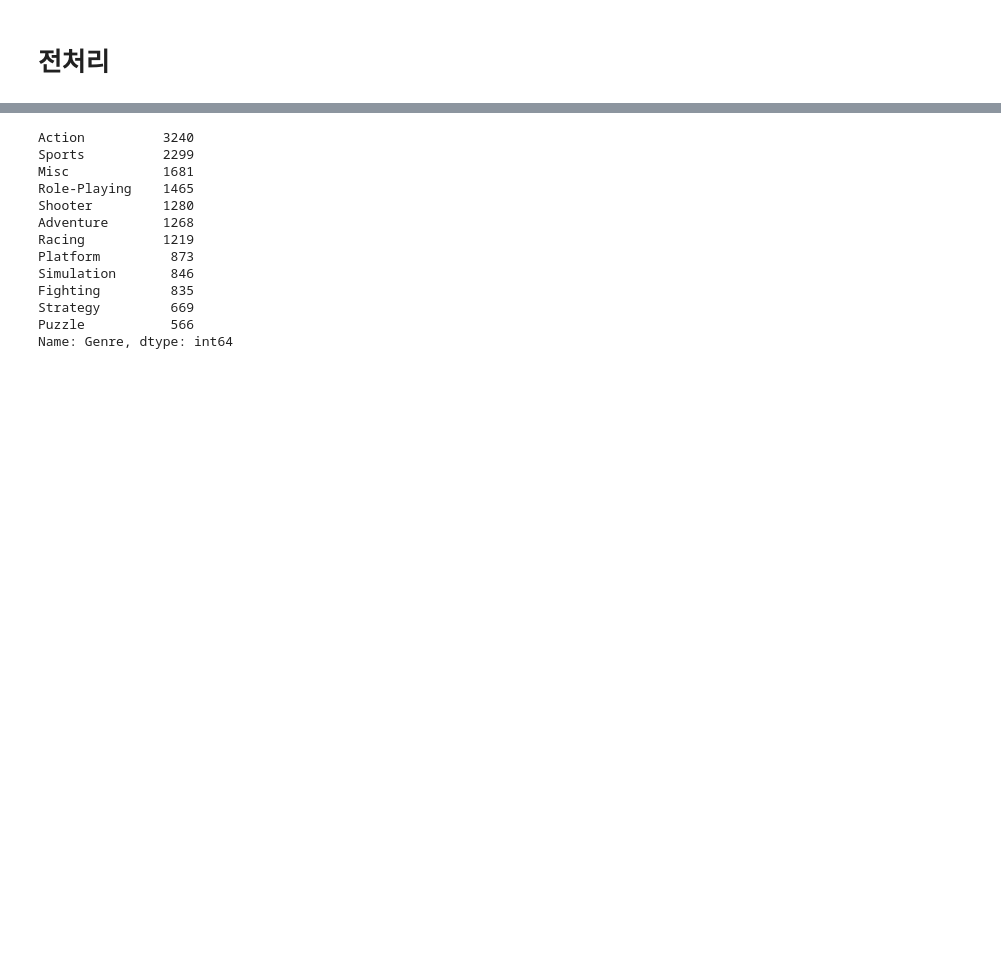
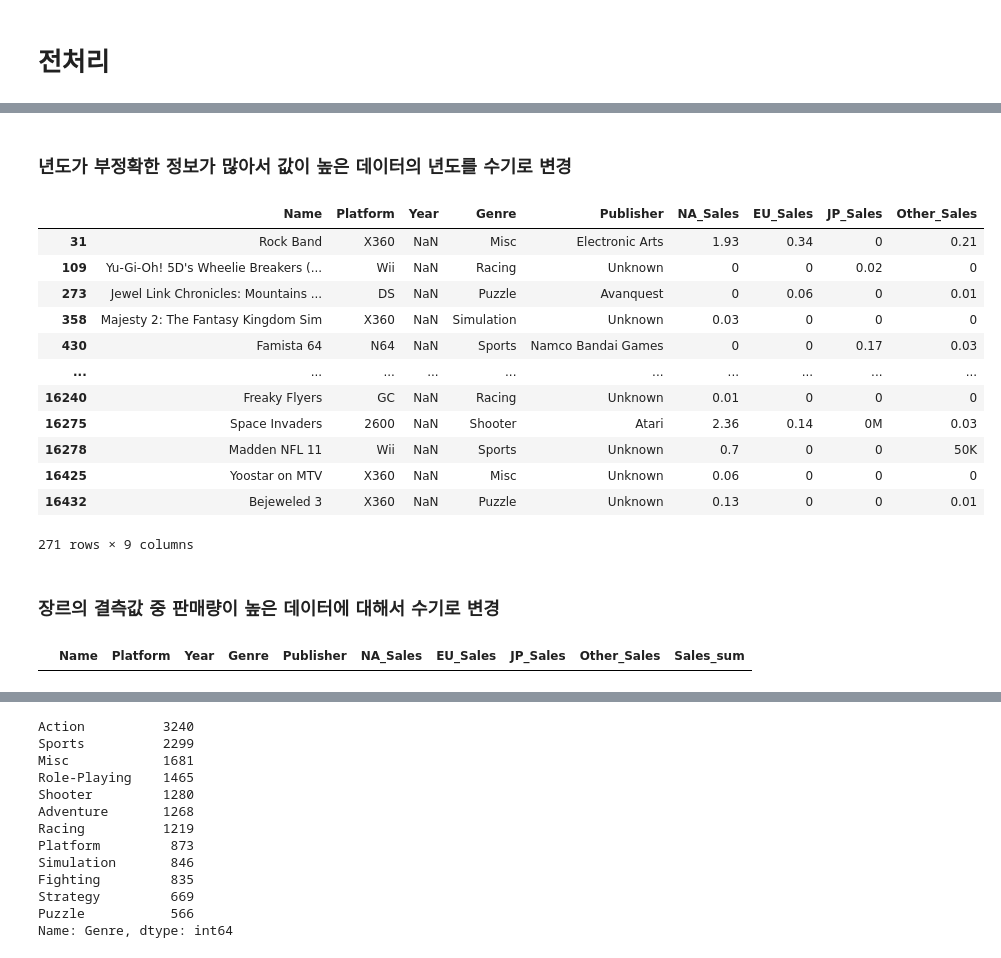
Before and after one commit to ev1025/CS_Project1, a Jupyter notebook: AI_15_이진우_Section1.ipynb, the cells around one changed output, grey strips where cells are left out. Saved outputs shown, nothing was run; the diff lists cells and outputs as text; code cells hidden in the pictures; blank space fills up the shorter version.

```diff
--- a/AI_15_이진우_Section1.ipynb
+++ b/AI_15_이진우_Section1.ipynb
@@ -54,5 +62,21 @@ df = df.iloc[:,1:] # 불필요한 인덱스 제거
+# %% [markdown]
+### **년도가 부정확한 정보가 많아서 값이 높은 데이터의 년도를 수기로 변경**
 # %%
-# df[df.Year.isnull()] # 년도 결측값 확인
+df[df.Year.isnull()].head()
+# %% [output]
+|  | Name | Platform | Year | Genre | Publisher | NA_Sales | EU_Sales | JP_Sales | Other_Sales |
+| 31 | Rock Band | X360 | NaN | Misc | Electronic Arts | 1.93 | 0.34 | 0 | 0.21 |
+| 109 | Yu-Gi-Oh! 5D's Wheelie Breakers (... | Wii | NaN | Racing | Unknown | 0 | 0 | 0.02 | 0 |
+| 273 | Jewel Link Chronicles: Mountains ... | DS | NaN | Puzzle | Avanquest | 0 | 0.06 | 0 | 0.01 |
+| 358 | Majesty 2: The Fantasy Kingdom Sim | X360 | NaN | Simulation | Unknown | 0.03 | 0 | 0 | 0 |
+| 430 | Famista 64 | N64 | NaN | Sports | Namco Bandai Games | 0 | 0 | 0.17 | 0.03 |
+| ... | ... | ... | ... | ... | ... | ... | ... | ... | ... |
+| 16240 | Freaky Flyers | GC | NaN | Racing | Unknown | 0.01 | 0 | 0 | 0 |
+| 16275 | Space Invaders | 2600 | NaN | Shooter | Atari | 2.36 | 0.14 | 0M | 0.03 |
+| 16278 | Madden NFL 11 | Wii | NaN | Sports | Unknown | 0.7 | 0 | 0 | 50K |
+| 16425 | Yoostar on MTV | X360 | NaN | Misc | Unknown | 0.06 | 0 | 0 | 0 |
+| 16432 | Bejeweled 3 | X360 | NaN | Puzzle | Unknown | 0.13 | 0 | 0 | 0.01 |
+271 rows × 9 columns
 # %%
 # 판매량 데이터 높은 값만 수정
 df.iat[6949,3] = 2004
@@ -70,5 +94,9 @@ df.iat[10965,3] = 2004
 df.dropna(axis=0, subset=['Year'],inplace=True)
 df.reset_index(inplace=True, drop= True)
 df.Year = df.Year.astype(int)
+# %% [markdown]
+### **장르의 결측값 중 판매량이 높은 데이터에 대해서 수기로 변경**
 # %%
-# df[df['Genre'].isnull()]
+df[df['Genre'].isnull()].head()
+# %% [output]
+|  | Name | Platform | Year | Genre | Publisher | NA_Sales | EU_Sales | JP_Sales | Other_Sales | Sales_sum |
```
Also changed, not shown: parts of 68 cells of this notebook.
